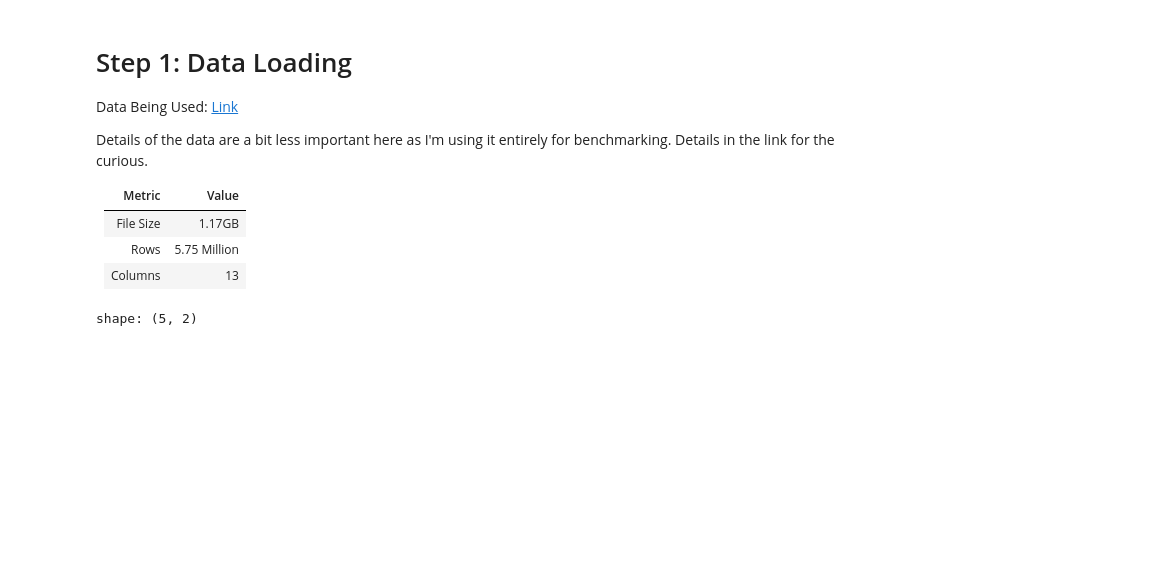
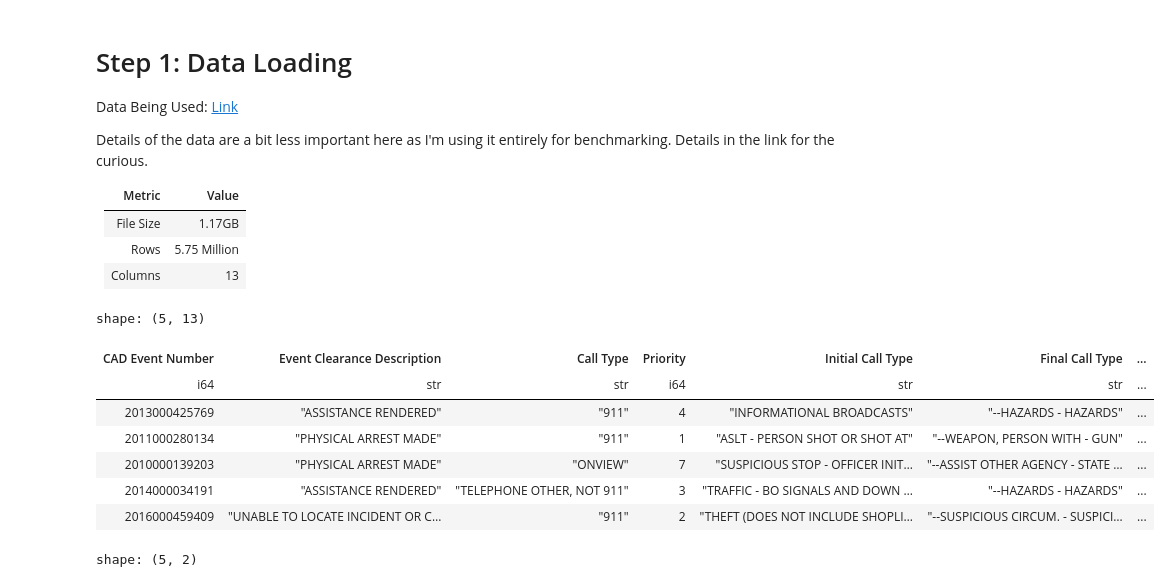
Before and after one commit to blamson/PolarsVSPandasBenchmarking, a Jupyter notebook: notebooks/benchmarking.ipynb, the cells around one changed output. Saved outputs shown, nothing was run; the diff lists cells and outputs as text; code cells hidden in the pictures; blank space fills up the shorter version.

```diff
--- a/notebooks/benchmarking.ipynb
+++ b/notebooks/benchmarking.ipynb
@@ -15,6 +15,19 @@ Details of the data are a bit less important here as I'm using it entirely for b
 | File Size | 1.17GB |
 | Rows | 5.75 Million |
 | Columns | 13 |
+# %%
+data = pl.read_csv(f"{data_dir}/Call_Data_20240521.csv")
+data.head()
+del data
+# %% [output]
+shape: (5, 13)
+| CAD Event Number | Event Clearance Description | Call Type | Priority | Initial Call Type | Final Call Type | ... |
+| i64 | str | str | i64 | str | str | ... |
+| 2013000425769 | "ASSISTANCE RENDERED" | "911" | 4 | "INFORMATIONAL BROADCASTS" | "--HAZARDS - HAZARDS" | ... |
+| 2011000280134 | "PHYSICAL ARREST MADE" | "911" | 1 | "ASLT - PERSON SHOT OR SHOT AT" | "--WEAPON, PERSON WITH - GUN" | ... |
+| 2010000139203 | "PHYSICAL ARREST MADE" | "ONVIEW" | 7 | "SUSPICIOUS STOP - OFFICER INIT… | "--ASSIST OTHER AGENCY - STATE … | ... |
+| 2014000034191 | "ASSISTANCE RENDERED" | "TELEPHONE OTHER, NOT 911" | 3 | "TRAFFIC - BO SIGNALS AND DOWN … | "--HAZARDS - HAZARDS" | ... |
+| 2016000459409 | "UNABLE TO LOCATE INCIDENT OR C… | "911" | 2 | "THEFT (DOES NOT INCLUDE SHOPLI… | "--SUSPICIOUS CIRCUM. - SUSPICI… | ... |
 # %%
 data_dir = "../data"
 df = pl.read_csv(f"{data_dir}/read_data.csv")
```
Also changed, not shown: parts of 6 cells of this notebook, 1 other file.
